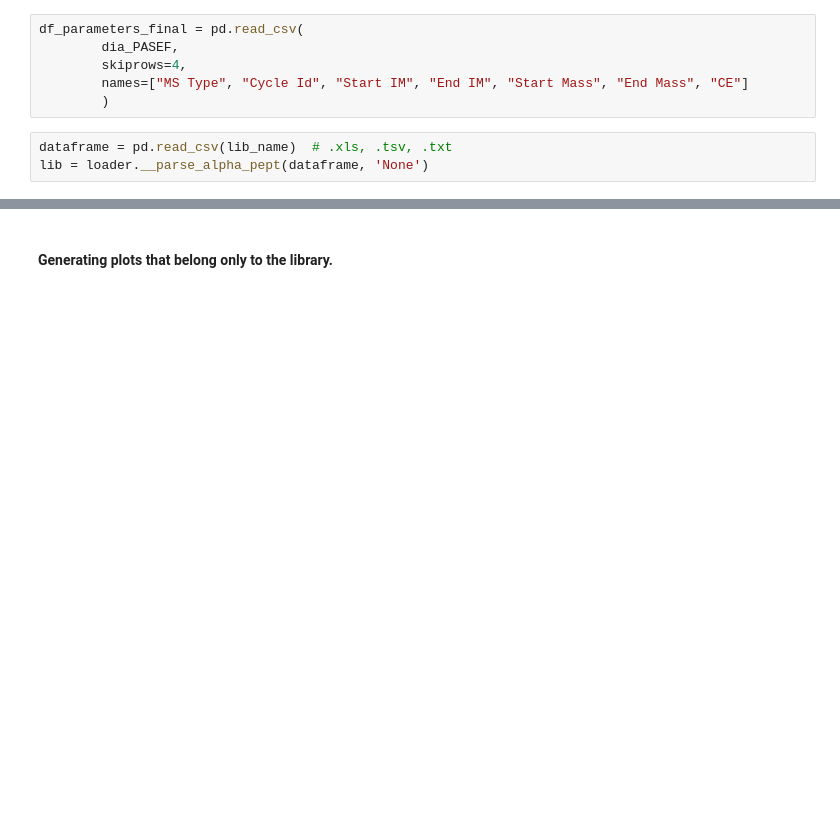
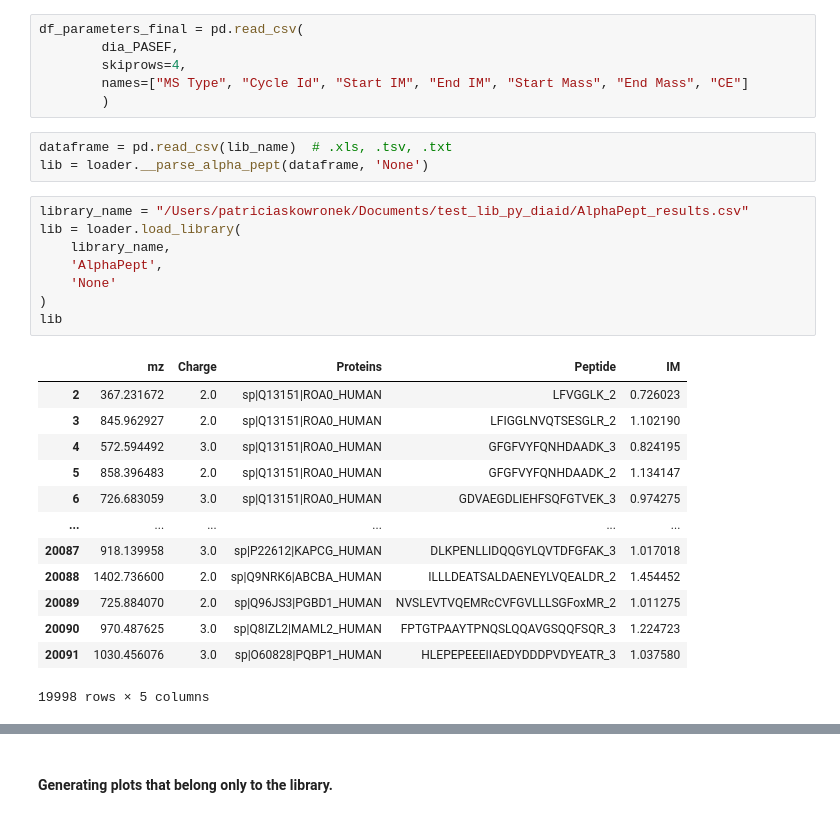
Before and after one commit to MannLabs/pydiaid, a Jupyter notebook: nbs/20231129_diaPASEF_method _generation.ipynb, the cells around one changed output, grey strips where cells are left out. Saved outputs shown, nothing was run; the diff lists cells and outputs as text; blank space fills up the shorter version.

```diff
--- a/nbs/20231129_diaPASEF_method _generation.ipynb
+++ b/nbs/20231129_diaPASEF_method _generation.ipynb
@@ -113,3 +113,25 @@ df_parameters_final = pd.read_csv(
 # %%
 dataframe = pd.read_csv(lib_name)  # .xls, .tsv, .txt
 lib = loader.__parse_alpha_pept(dataframe, 'None')
+# %%
+library_name = "/Users/patriciaskowronek/Documents/test_lib_py_diaid/AlphaPept_results.csv"
+lib = loader.load_library(
+    library_name,
+    'AlphaPept',
+    'None'
+)
+lib
+# %% [output]
+|  | mz | Charge | Proteins | Peptide | IM |
+| 2 | 367.231672 | 2.0 | sp|Q13151|ROA0_HUMAN | LFVGGLK_2 | 0.726023 |
+| 3 | 845.962927 | 2.0 | sp|Q13151|ROA0_HUMAN | LFIGGLNVQTSESGLR_2 | 1.102190 |
+| 4 | 572.594492 | 3.0 | sp|Q13151|ROA0_HUMAN | GFGFVYFQNHDAADK_3 | 0.824195 |
+| 5 | 858.396483 | 2.0 | sp|Q13151|ROA0_HUMAN | GFGFVYFQNHDAADK_2 | 1.134147 |
+| 6 | 726.683059 | 3.0 | sp|Q13151|ROA0_HUMAN | GDVAEGDLIEHFSQFGTVEK_3 | 0.974275 |
+| ... | ... | ... | ... | ... | ... |
+| 20087 | 918.139958 | 3.0 | sp|P22612|KAPCG_HUMAN | DLKPENLLIDQQGYLQVTDFGFAK_3 | 1.017018 |
+| 20088 | 1402.736600 | 2.0 | sp|Q9NRK6|ABCBA_HUMAN | ILLLDEATSALDAENEYLVQEALDR_2 | 1.454452 |
+| 20089 | 725.884070 | 2.0 | sp|Q96JS3|PGBD1_HUMAN | NVSLEVTVQEMRcCVFGVLLLSGFoxMR_2 | 1.011275 |
+| 20090 | 970.487625 | 3.0 | sp|Q8IZL2|MAML2_HUMAN | FPTGTPAAYTPNQSLQQAVGSQQFSQR_3 | 1.224723 |
+| 20091 | 1030.456076 | 3.0 | sp|O60828|PQBP1_HUMAN | HLEPEPEEEIIAEDYDDDPVDYEATR_3 | 1.037580 |
+19998 rows × 5 columns
```
Also changed, not shown: parts of 9 cells of this notebook, 5 other files.
